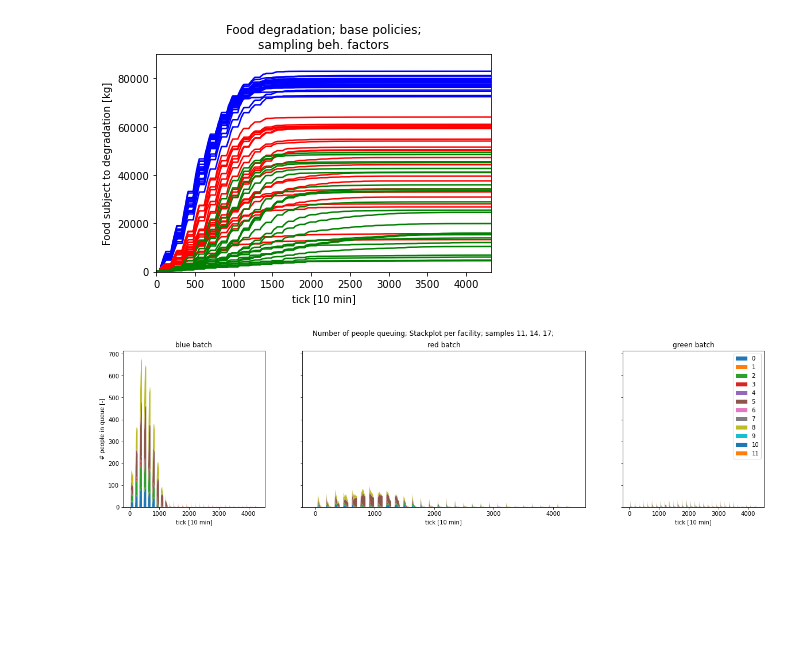
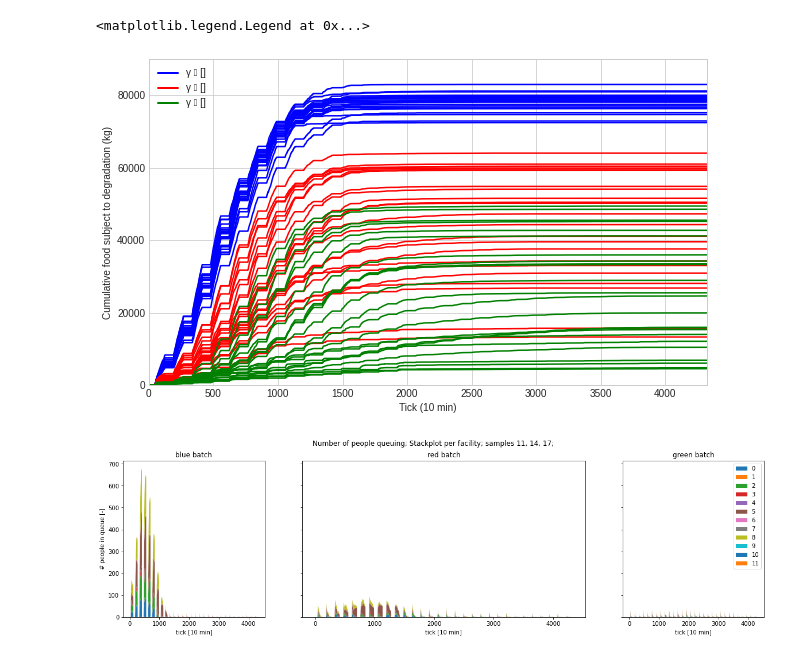
Before and after one commit to daanieo/FATM_ABM, a Jupyter notebook: results/sampling_base/Interpretation.ipynb, the cells around one changed output. Saved outputs shown, nothing was run; the diff lists cells and outputs as text; code cells hidden in the pictures; blank space fills up the shorter version.

```diff
--- a/results/sampling_base/Interpretation.ipynb
+++ b/results/sampling_base/Interpretation.ipynb
@@ -2,6 +2,7 @@
 import pandas as pd
 import matplotlib.pyplot as plt
 import numpy as np
+plt.style.use("seaborn-whitegrid")
 # %%
 data = pd.read_feather("sampling_base")
 input_vars = pd.read_csv("input_parameters.csv")
@@ -11,6 +28,8 @@ d = {}
 d[0] = list()
 d[1] = list()
 d[2] = list()
+
+fig = plt.figure(figsize=(10,6))
 
 for i in range(len(input_vars)):
     plotdata = data.o1[data.o0==i]
@@ -29,17 +48,24 @@ x = np.linspace(0,4319,4320)
 for i in d:
     for j in d[i]:
         if i == 0:
-            plt.plot( x, data.o1[data.o0==j],color='blue' )
+            plt.plot( x, data.o1[data.o0==j],color='blue', alpha=.75)
 #             plt.legend(["lala"]);
         if i == 1:
-            plt.plot( x, data.o1[data.o0==j],color='red' )
+            plt.plot( x, data.o1[data.o0==j],color='red', alpha=.75 )
         if i == 2:
-            plt.plot( x, data.o1[data.o0==j],color='green' )
+            plt.plot( x, data.o1[data.o0==j],color='green', alpha=.75 )
 
 # graph layout
-plt.title("Unsatisfied consumption; base policies;\nsampling beh. factors");
-plt.ylabel("Unsatisfied consumption [kg]");
-plt.xlabel("tick [10 min]");
-plt.xlim([0,4320]);
+# plt.title("")
+plt.ylabel("Cummulative unsatisfied consumption (kg)")
+plt.xlabel("Tick (10 min)")
+plt.xlim([0,4320])
+
+from matplotlib.lines import Line2D
+
+colors = ['blue', 'red', 'green']
+lines = [Line2D([0], [0], color=c, linewidth=2, linestyle='-') for c in colors]
+labels = ['γ ∈ []', 'γ ∈ []', 'γ ∈ []']
+plt.legend(lines, labels)
 plt.ylim([-100,7500]);
 # %% [output]
@@ -73,22 +116,33 @@ plt.xticks([1.1,2.1,3.1,4.1],["alpha","beta","gamma","epsilon"]);
 # %%
+fig = plt.figure(figsize=(10,6))
 x = np.linspace(0,4319,4320)
 for i in d:
     for j in d[i]:
         if i == 0:
             plt.plot( x, data.o2[data.o0==j],color='blue' )
         if i == 1:
             plt.plot( x, data.o2[data.o0==j],color='red' )
         if i == 2:
             plt.plot( x, data.o2[data.o0==j],color='green' )
 
 # graph layout
-plt.title("Food degradation; base policies;\nsampling beh. factors");
-plt.ylabel("Food subject to degradation [kg]");
-plt.xlabel("tick [10 min]");
+# plt.title("Food degradation; base policies;\nsampling beh. factors");
+plt.ylabel("Cumulative food subject to degradation (kg)");
+plt.xlabel("Tick (10 min)");
 plt.xlim([0,4320]);
 plt.ylim([-100,90000]);
+
+
+from matplotlib.lines import Line2D
+
+colors = ['blue', 'red', 'green']
+lines = [Line2D([0], [0], color=c, linewidth=2, linestyle='-') for c in colors]
+labels = ['γ ∈ []', 'γ ∈ []', 'γ ∈ []']
+plt.legend(lines, labels)
+# plt.ylim([-100,7500]);
 # %% [output]
+<matplotlib.legend.Legend at 0x...>
-[figure, old version]
+[figure, new version]
 # %%
 # library
 import numpy as np
```
Also changed, not shown: parts of 7 cells of this notebook, 1 other file.
